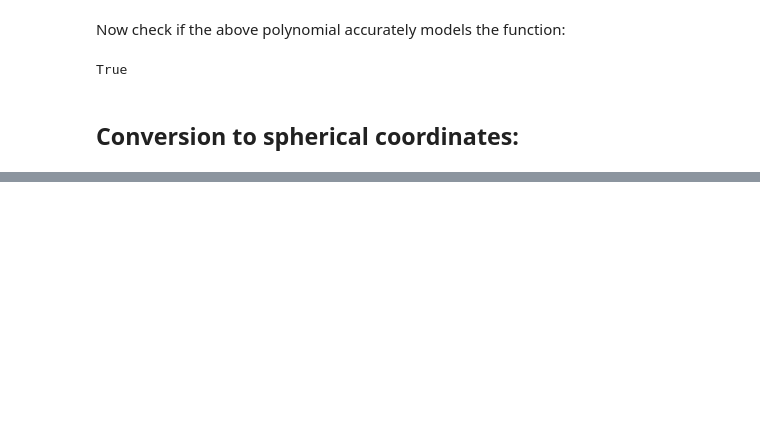
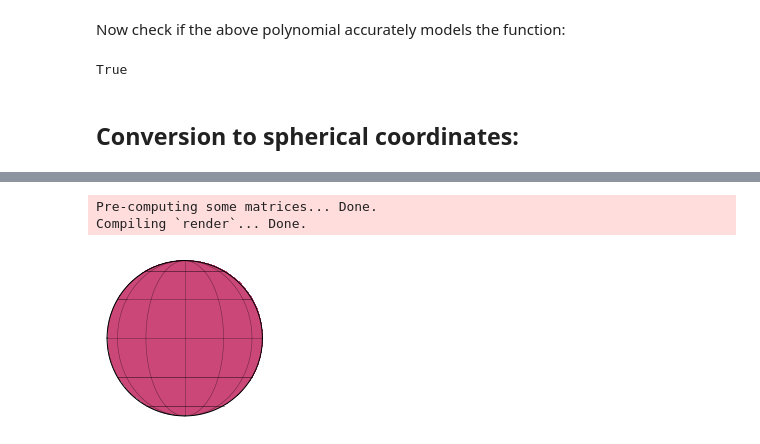
Before and after one commit to shashankdholakia/gravity-dark, a Jupyter notebook: Spherical Harmonics and Von Zeipel Law.ipynb, the cells around one changed output, grey strips where cells are left out. Saved outputs shown, nothing was run; the diff lists cells and outputs as text; code cells hidden in the pictures; blank space fills up the shorter version.

```diff
--- a/Spherical Harmonics and Von Zeipel Law.ipynb
+++ b/Spherical Harmonics and Von Zeipel Law.ipynb
@@ -346,0 +369,7 @@ $\displaystyle \left[\begin{matrix}\frac{\pi \left(8 \beta \left(2 \beta - 1\rig
+# %%
+map0 = starry.Map(ydeg=2*order_approx)
+map0.show()
+# %% [output]
+Pre-computing some matrices... Done.
+Compiling `render`... Done.
+[figure, added]
```
Also changed, not shown: parts of 14 cells of this notebook.
